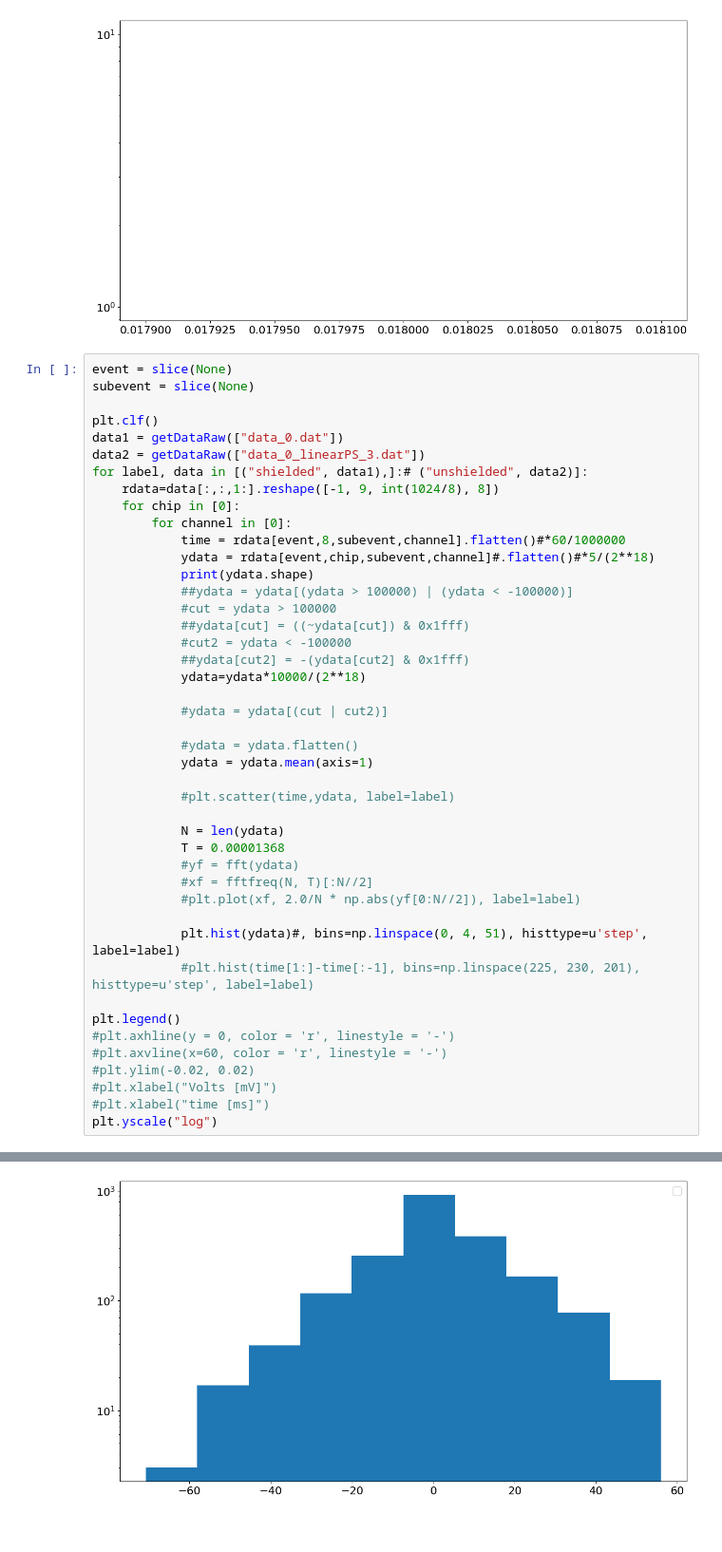
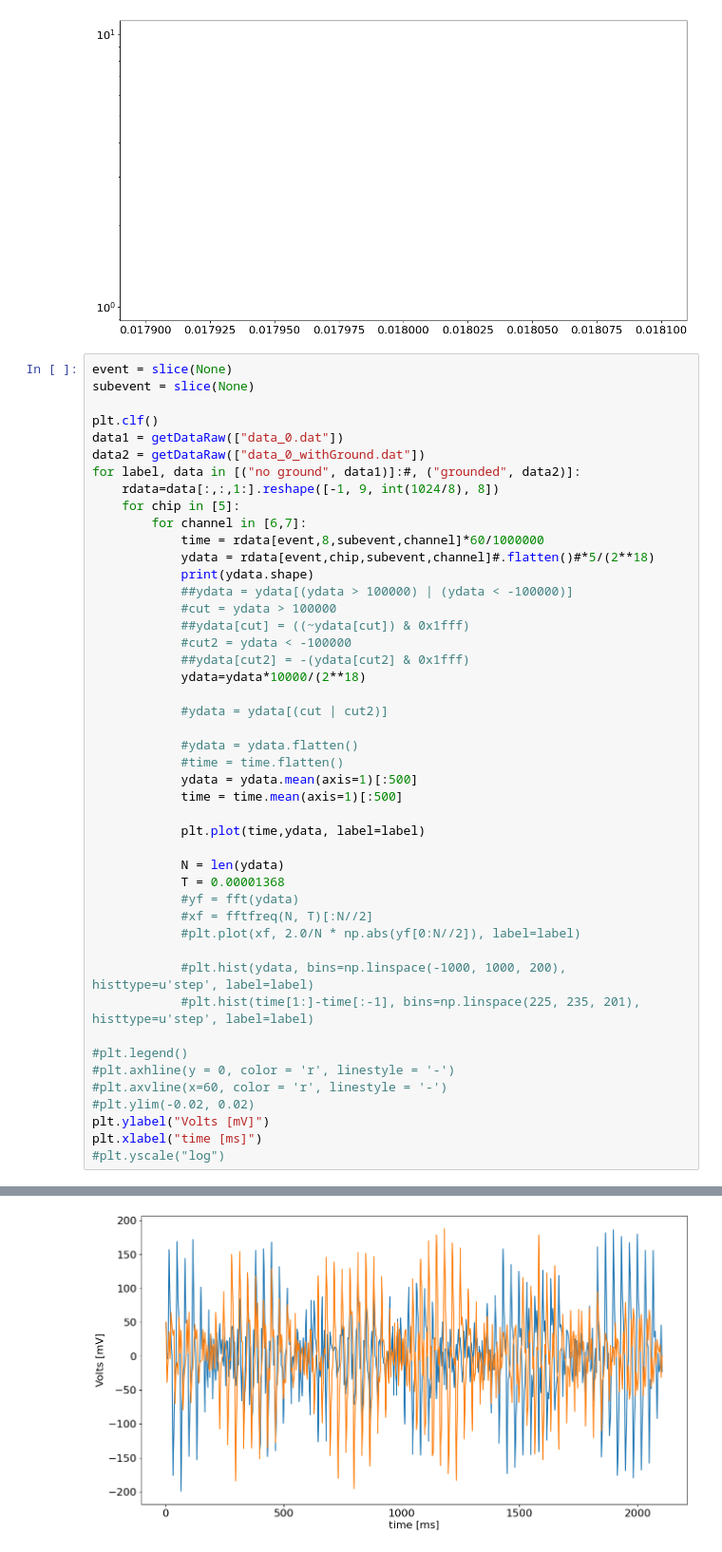
Before and after one commit to FTBF/ITA-BPM-software, a Jupyter notebook: analysis/Analysis.ipynb, the cells around one changed output, grey strips where cells are left out. Shown at 95% size. Saved outputs shown, nothing was run; the diff lists cells and outputs as text.

```diff
--- a/analysis/Analysis.ipynb
+++ b/analysis/Analysis.ipynb
@@ -44,12 +44,12 @@ subevent = slice(None)
 
 plt.clf()
 data1 = getDataRaw(["data_0.dat"])
-data2 = getDataRaw(["data_0_linearPS_3.dat"])
-for label, data in [("shielded", data1),]:# ("unshielded", data2)]:
+data2 = getDataRaw(["data_0_withGround.dat"])
+for label, data in [("no ground", data1)]:#, ("grounded", data2)]:
     rdata=data[:,:,1:].reshape([-1, 9, int(1024/8), 8])
-    for chip in [0]:
-        for channel in [0]:
-            time = rdata[event,8,subevent,channel].flatten()#*60/1000000
+    for chip in [5]:
+        for channel in [6,7]:
+            time = rdata[event,8,subevent,channel]*60/1000000
             ydata = rdata[event,chip,subevent,channel]#.flatten()#*5/(2**18)
             print(ydata.shape)
             ##ydata = ydata[(ydata > 100000) | (ydata < -100000)]
@@ -62,9 +62,11 @@ for label, data in [("shielded", data1),]:# ("unshielded", data2)]:
             #ydata = ydata[(cut | cut2)]
 
             #ydata = ydata.flatten()
-            ydata = ydata.mean(axis=1)
+            #time = time.flatten()
+            ydata = ydata.mean(axis=1)[:500]
+            time = time.mean(axis=1)[:500]
 
-            #plt.scatter(time,ydata, label=label)
+            plt.plot(time,ydata, label=label)
 
             N = len(ydata)
             T = 0.00001368
@@ -72,15 +74,15 @@ for label, data in [("shielded", data1),]:# ("unshielded", data2)]:
             #xf = fftfreq(N, T)[:N//2]
             #plt.plot(xf, 2.0/N * np.abs(yf[0:N//2]), label=label)
 
-            plt.hist(ydata)#, bins=np.linspace(0, 4, 51), histtype=u'step', label=label)
-            #plt.hist(time[1:]-time[:-1], bins=np.linspace(225, 230, 201), histtype=u'step', label=label)
+            #plt.hist(ydata, bins=np.linspace(-1000, 1000, 200), histtype=u'step', label=label)
+            #plt.hist(time[1:]-time[:-1], bins=np.linspace(225, 235, 201), histtype=u'step', label=label)
 
-plt.legend()
+#plt.legend()
 #plt.axhline(y = 0, color = 'r', linestyle = '-')
 #plt.axvline(x=60, color = 'r', linestyle = '-')
 #plt.ylim(-0.02, 0.02)
-#plt.xlabel("Volts [mV]")
-#plt.xlabel("time [ms]")
-plt.yscale("log")
+plt.ylabel("Volts [mV]")
+plt.xlabel("time [ms]")
+#plt.yscale("log")
 # %% [output]
 data_0.dat
@@ -90,2 +93,2 @@ No artists with labels found to put in legend.  Note that artists whose label st
-[figure, old version]
+[figure, new version]
 # %%
```
Also changed, not shown: parts of 4 cells of this notebook.
